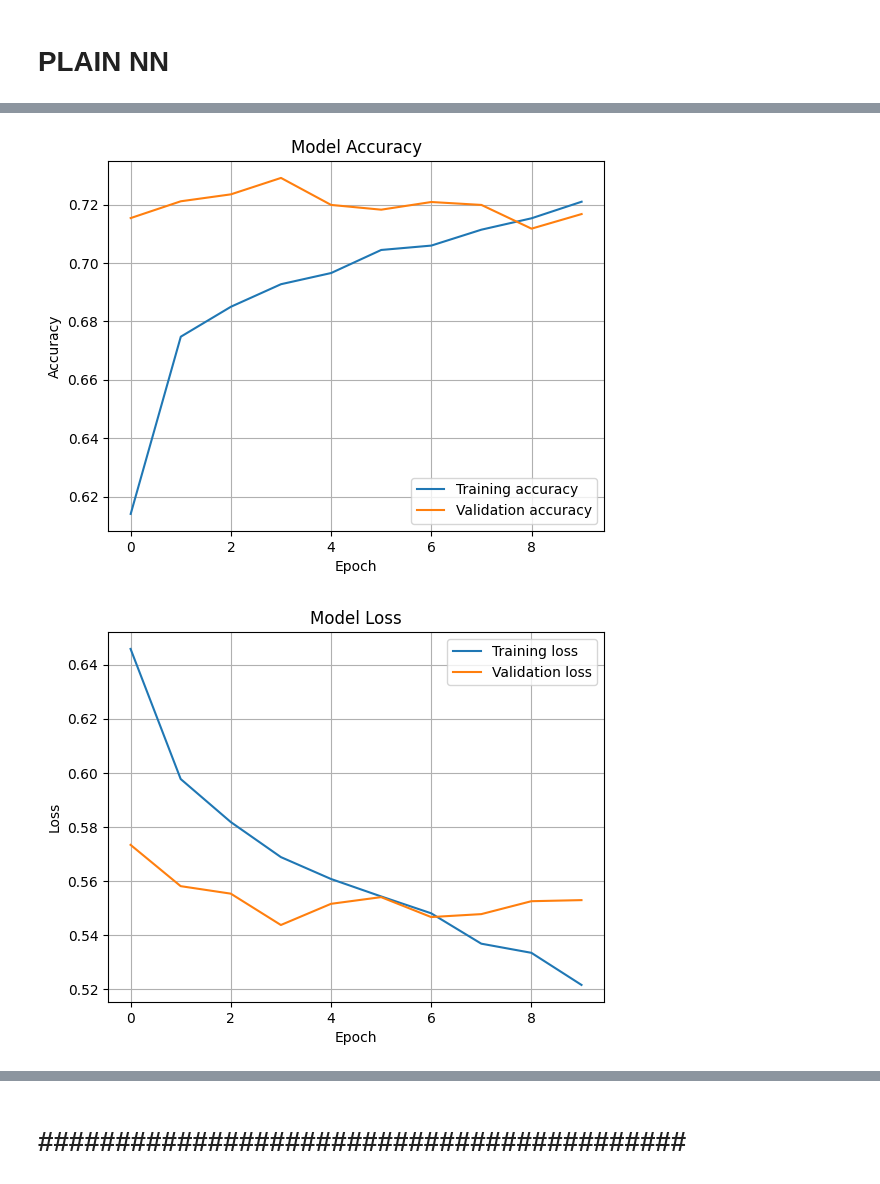
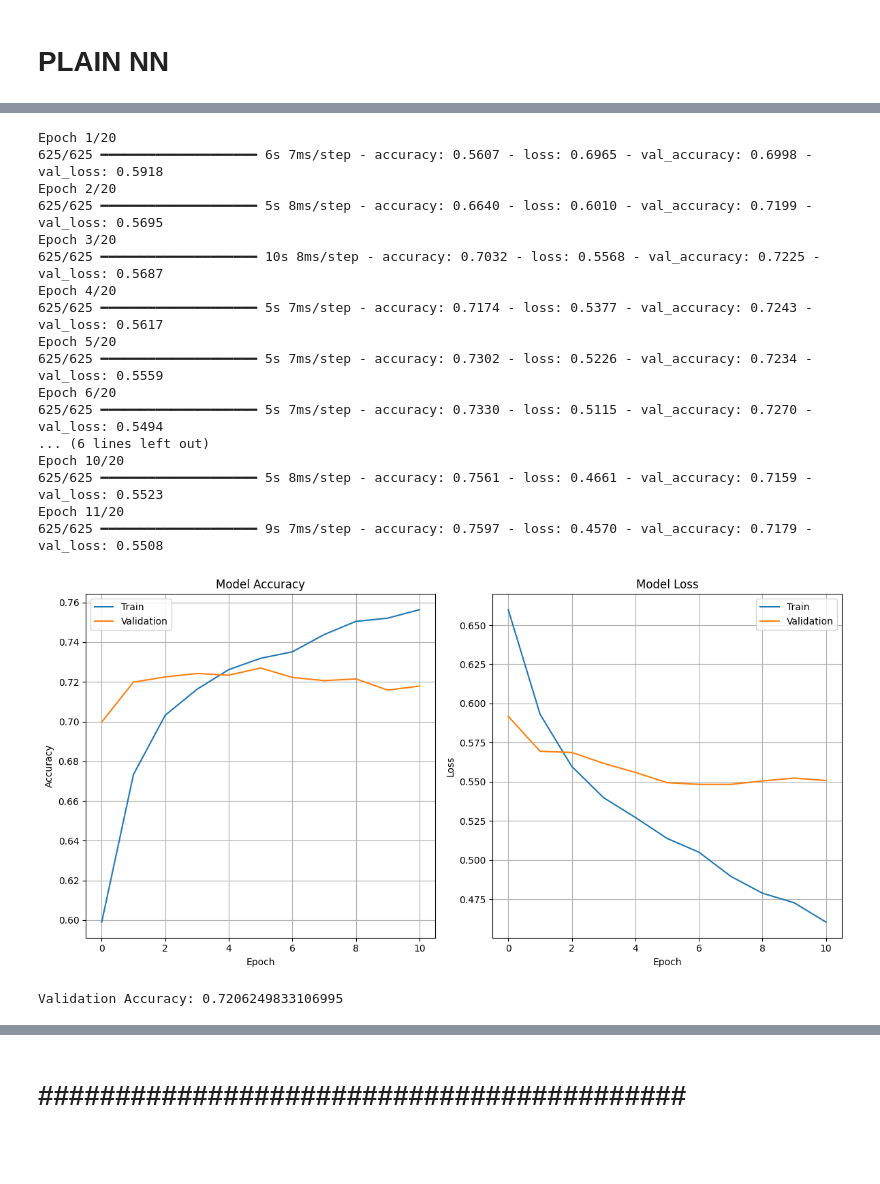
Before and after one commit to giorgio-angelo-esposito/progetto_HLT, a Jupyter notebook: Text_Classification.ipynb, the cells around one changed output, grey strips where cells are left out. Cells and saved outputs as stored; diff of their text form; code cells hidden in the pictures; blank space fills up the shorter version.

```diff
--- a/Text_Classification.ipynb
+++ b/Text_Classification.ipynb
@@ -310,22 +265,39 @@ Test Accuracy: 0.718999981880188
-# %%
-plt.plot(history_nn.history['accuracy'], label = "Training accuracy")
-plt.plot(history_nn.history['val_accuracy'], label = "Validation accuracy")
-plt.title('Model Accuracy')
-plt.ylabel('Accuracy')
-plt.xlabel('Epoch')
-plt.legend()
-plt.grid()
-plt.show()
-# %% [output]
-[figure, removed]
-# %%
-plt.plot(history_nn.history['loss'], label = "Training loss")
-plt.plot(history_nn.history['val_loss'], label = "Validation loss")
-plt.title('Model Loss')
-plt.ylabel('Loss')
-plt.xlabel('Epoch')
-plt.legend()
-plt.grid()
-plt.show()
-# %% [output]
-[figure, removed]
+# %%
+model_nn = create_nn(128, 0.001, 0.6)
+# %%
+early_stopping = EarlyStopping(
+            monitor='val_loss',
+            patience=3,
+            restore_best_weights=True
+        )
+history_nn = model_nn.fit(train_padded, train_labels,
+                          epochs=20,
+                          batch_size=64,
+                          validation_data=(val_padded, val_labels),
+                          callbacks = [early_stopping])
+
+plot_history(history_nn, 'best_nn_model_training_history.png')
+# %% [output]
+Epoch 1/20
+625/625 ━━━━━━━━━━━━━━━━━━━━ 6s 7ms/step - accuracy: 0.5607 - loss: 0.6965 - val_accuracy: 0.6998 - val_loss: 0.5918
+Epoch 2/20
+625/625 ━━━━━━━━━━━━━━━━━━━━ 5s 8ms/step - accuracy: 0.6640 - loss: 0.6010 - val_accuracy: 0.7199 - val_loss: 0.5695
+Epoch 3/20
+625/625 ━━━━━━━━━━━━━━━━━━━━ 10s 8ms/step - accuracy: 0.7032 - loss: 0.5568 - val_accuracy: 0.7225 - val_loss: 0.5687
+Epoch 4/20
+625/625 ━━━━━━━━━━━━━━━━━━━━ 5s 7ms/step - accuracy: 0.7174 - loss: 0.5377 - val_accuracy: 0.7243 - val_loss: 0.5617
+Epoch 5/20
+625/625 ━━━━━━━━━━━━━━━━━━━━ 5s 7ms/step - accuracy: 0.7302 - loss: 0.5226 - val_accuracy: 0.7234 - val_loss: 0.5559
+Epoch 6/20
+625/625 ━━━━━━━━━━━━━━━━━━━━ 5s 7ms/step - accuracy: 0.7330 - loss: 0.5115 - val_accuracy: 0.7270 - val_loss: 0.5494
+... (6 lines left out)
+Epoch 10/20
+625/625 ━━━━━━━━━━━━━━━━━━━━ 5s 8ms/step - accuracy: 0.7561 - loss: 0.4661 - val_accuracy: 0.7159 - val_loss: 0.5523
+Epoch 11/20
+625/625 ━━━━━━━━━━━━━━━━━━━━ 9s 7ms/step - accuracy: 0.7597 - loss: 0.4570 - val_accuracy: 0.7179 - val_loss: 0.5508
+[figure, added]
+# %%
+val_loss, val_accuracy = model_nn.evaluate(val_padded, val_labels, verbose=0)
+print(f"Validation Accuracy: {val_accuracy}")
+# %% [output]
+Validation Accuracy: 0.7206249833106995
```
Also changed, not shown: parts of 44 cells of this notebook, 18 other files.
